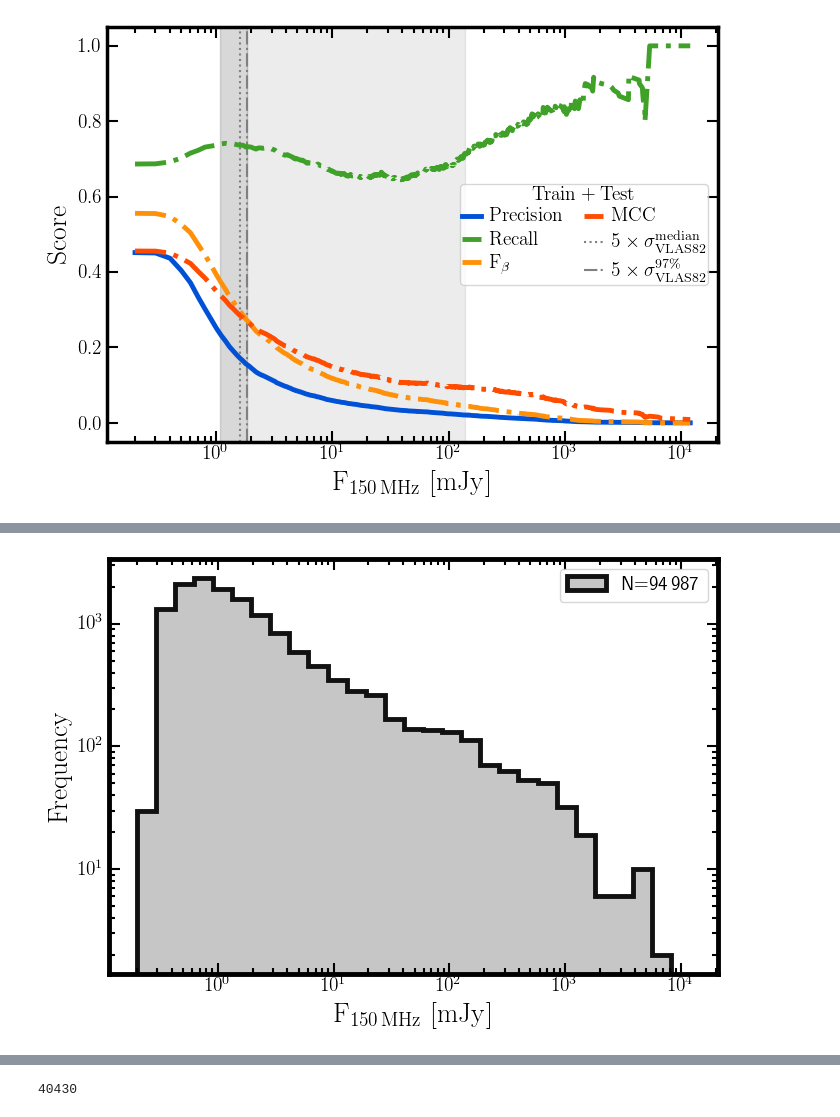
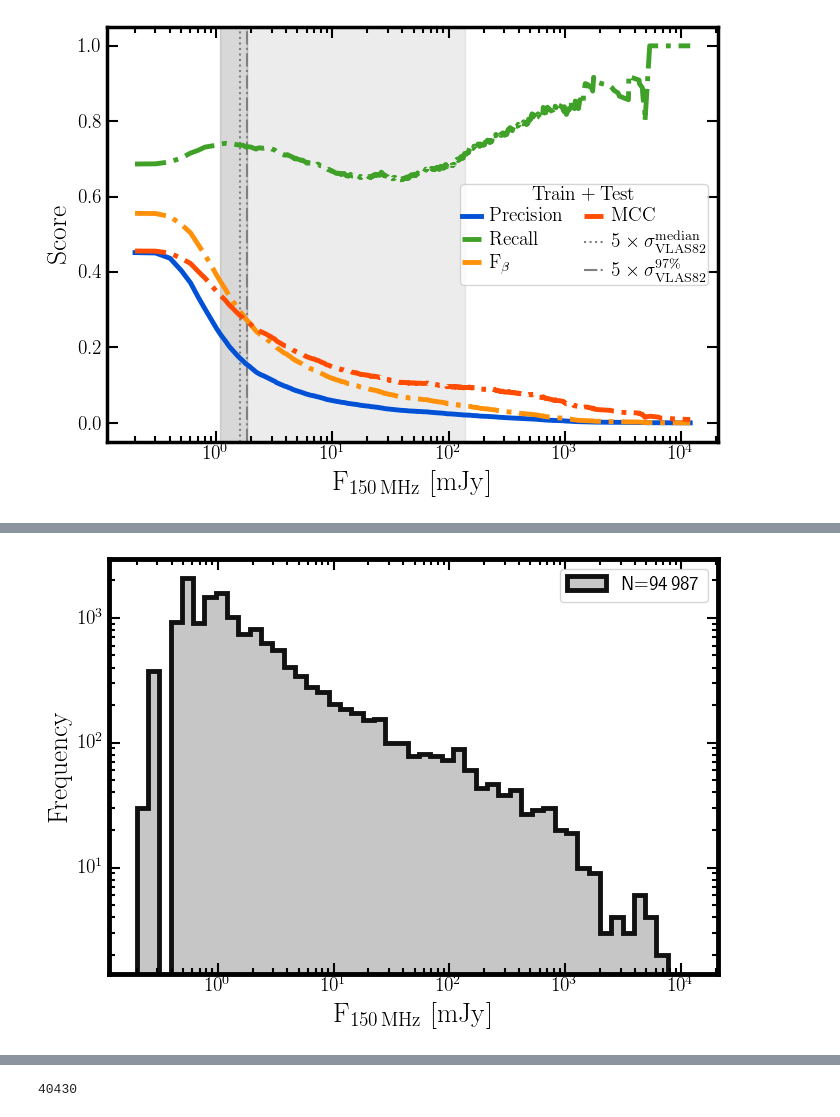
Before and after one commit to racarvajal/Pipeline_ML_6arcsec, a Jupyter notebook: ML_13.ipynb, the cells around one changed output, grey strips where cells are left out. Cells and saved outputs as stored; diff of their text form; code cells hidden in the pictures.

```diff
--- a/ML_13.ipynb
+++ b/ML_13.ipynb
@@ -149,7 +169,8 @@ full_catalog_df = pd.read_hdf(gv.preds_path + 'HETDEX_full_prediction.h5', key='
 # %%
 full_catalog_df.loc[(full_catalog_df.loc[:, 'Sint_LOFAR_non_imp'] == 0), 'Sint_LOFAR_non_imp'] = np.nan
 # %%
-full_catalog_df['SNR_LOFAR'] = full_catalog_df.loc[:, 'Sint_LOFAR_non_imp'] / full_catalog_df.loc[:, 'rms_LOFAR']
+# full_catalog_df['SNR_LOFAR'] = full_catalog_df.loc[:, 'Sint_LOFAR_non_imp'] / full_catalog_df.loc[:, 'rms_LOFAR']
+full_catalog_df['SNR_LOFAR'] = full_catalog_df.loc[:, 'Speak_LOFAR_non_imp'] / full_catalog_df.loc[:, 'rms_LOFAR']
 # %%
 if used_area == 'S82':
     full_catalog_df.loc[:, 'LOFAR_detect'] = full_catalog_df.loc[:, 'VLAS82_detect'].copy()
@@ -459,33 +525,33 @@ plt.show()
 # %%
 fig             = plt.figure(figsize=(7,5.0))
 ax1             = fig.add_subplot(111, xscale='log', yscale='log')
 
 set_to_plot     = train_test_df
 
 min_Sint  = np.nanmin(selected_df.loc[:, 'Sint_LOFAR_non_imp'])
 max_Sint  = np.nanmax(selected_df.loc[:, 'Sint_LOFAR_non_imp'])
-Sint_bins = np.logspace(np.log10(min_Sint), np.log10(max_Sint), 30)
+Sint_bins = np.logspace(np.log10(min_Sint), np.log10(max_Sint), 50)
 
 sample_size = len(selected_df.loc[:, 'Sint_LOFAR_non_imp'])
 
 ax1.hist(selected_df.loc[:, 'Sint_LOFAR_non_imp'], bins=Sint_bins, histtype='stepfilled',
          ec='k', lw=3.5, color=cm.get_cmap('cet_gray')(0.8), alpha=1.0,
          label=f'N={sample_size:,}'.replace(',', '$\,$'))
 
 ax1.tick_params(which='both', top=True, right=True, direction='in')
 ax1.tick_params(axis='both', which='major', labelsize=14)
 ax1.tick_params(which='major', length=8, width=1.5)
 ax1.tick_params(which='minor', length=4, width=1.5)
 ax1.set_xlabel(r'$\mathrm{F}_{150 \, \mathrm{MHz}} ~ [\mathrm{mJy}]$', size=20)
 ax1.set_ylabel(r'$\mathrm{Frequency}$', size=20)
 plt.setp(ax1.spines.values(), linewidth=3.5)
 plt.setp(ax1.spines.values(), linewidth=3.5)
 plt.legend(loc=1, fontsize=14)
 plt.grid(False)
 fig.tight_layout()
 plt.show()
 # %% [output]
-[figure, old version]
+[figure, new version]
 # %%
 fig             = plt.figure(figsize=(7,5.0))
 ax1             = fig.add_subplot(111, xscale='log', yscale='log')
```
Also changed, not shown: parts of 13 cells of this notebook.
